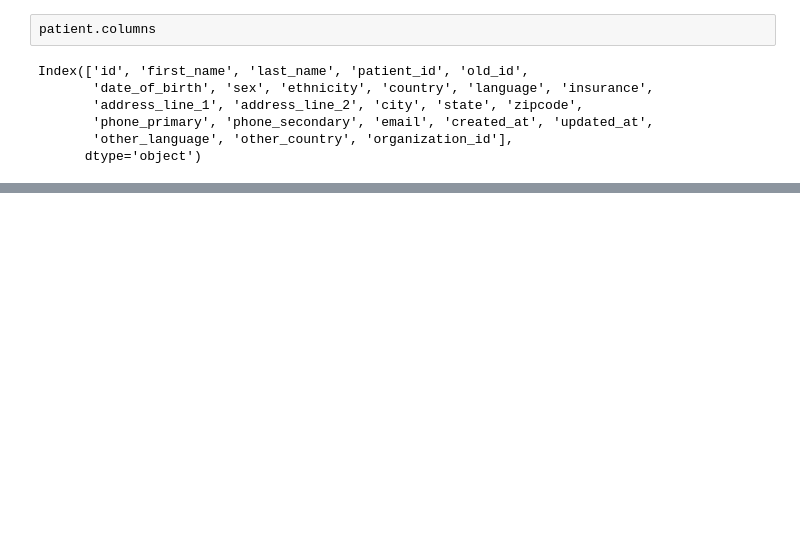
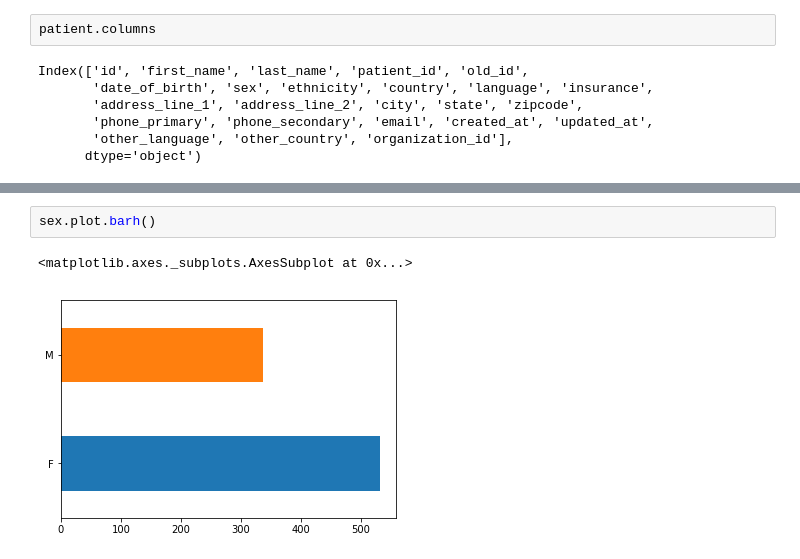
Before and after one commit to adib2149/TIEHL, a Jupyter notebook: exploration.ipynb, the cells around one changed output, grey strips where cells are left out. Cells and saved outputs as stored; diff of their text form; blank space fills up the shorter version.

```diff
--- a/exploration.ipynb
+++ b/exploration.ipynb
@@ -15,0 +113,5 @@ Index(['id', 'first_name', 'last_name', 'patient_id', 'old_id',
+# %%
+sex.plot.barh()
+# %% [output]
+<matplotlib.axes._subplots.AxesSubplot at 0x...>
+[figure, added]
```
Also changed, not shown: parts of 28 cells of this notebook.
